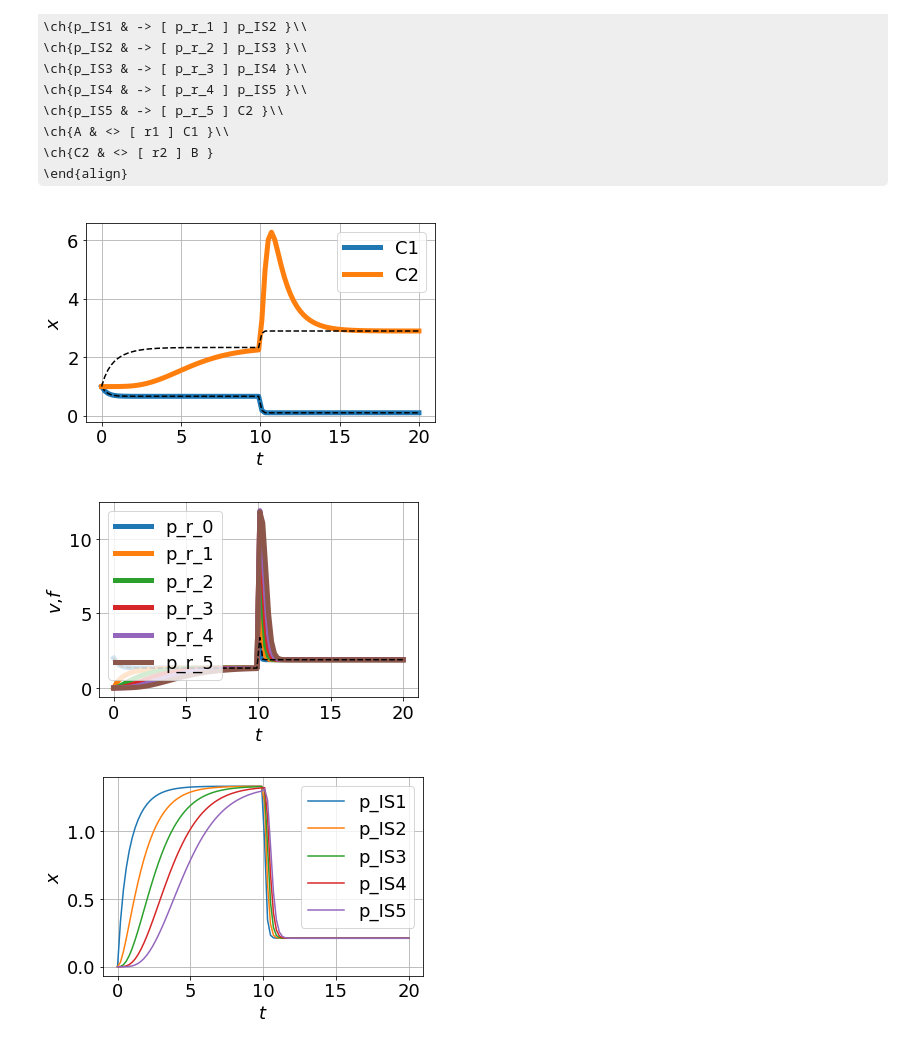
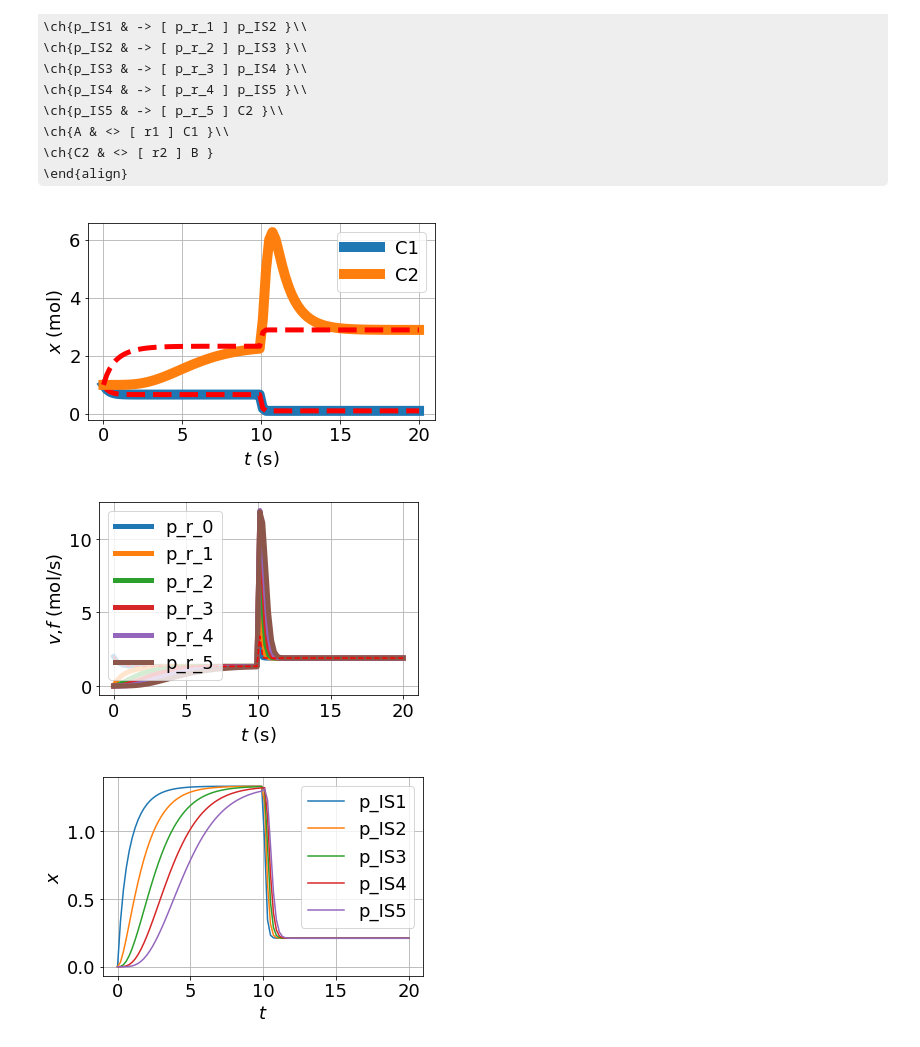
Before and after one commit to gawthrop/Advection22, a Jupyter notebook: Advection.ipynb, the cells around one changed output. Saved outputs shown, nothing was run; the diff lists cells and outputs as text; code cells hidden in the pictures; some formulas as TeX source.

```diff
--- a/Advection.ipynb
+++ b/Advection.ipynb
@@ -319,9 +324,9 @@ for unidir in [False,True]:
         plt.plot(t,x,label=spec,lw=lw)
         X_old[spec] = x
     plt.grid()
-    plt.legend()
-    plt.xlabel('$t$')
-    plt.ylabel('$x$')
+    plt.legend(loc='center right')
+    plt.xlabel('$t$ (s)')
+    plt.ylabel('$x$ (mol)')
     plt.tight_layout()
     name = f'Figs/splitReos_{unidir}'
     Savefig(name+'.pdf')
@@ -334,9 +339,9 @@ for unidir in [False,True]:
         plt.plot(t,v,label=reac,lw=lw)
         V_old[reac] = v
     plt.grid()
-    plt.legend()
-    plt.xlabel('$t$')
-    plt.ylabel('$v$')
+    plt.legend(loc='center right')
+    plt.xlabel('$t$ (s)')
+    plt.ylabel('$v$ (mol/s)')
     plt.tight_layout()
 
     name = f'Figs/splitReos_{unidir}_v'
@@ -428,38 +433,38 @@ disp.Latex(st.sprintrl(s,chemformula=True))
 # %%
 
 ## Simulate
 dat = st.sim(s,sc=sc,t=t,parameter=parameter,X0=X0,Kappa=Kappa,quiet=quiet)
 
 plt.rcParams.update({'font.size': 18})
 for spec in specPlot:
     x = dat['X'][:,species.index(spec)]
-    plt.plot(t,x,label=spec,lw=lw)
-    plt.plot(t,X_old[spec],color='black',ls='dashed')
+    plt.plot(t,x,label=spec,lw=10)
+    plt.plot(t,X_old[spec],color='red',ls='dashed',lw=5)
 plt.grid()
 plt.legend()
-plt.xlabel('$t$')
-plt.ylabel('$x$')
+plt.xlabel('$t$ (s)')
+plt.ylabel('$x$ (mol)')
 plt.tight_layout()
 Savefig('Figs/splitRep.pdf')
 plt.show()
 
 reaction = s['reaction']
 for i in range(N_lump+1):
     reac = f'p_r_{i}'
     v = dat['V'][:,reaction.index(reac)]
     plt.plot(t,v,label=reac,lw=lw)
-plt.plot(t,V_old['r'],color='black',ls='dashed')
+plt.plot(t,V_old['r'],color='red',ls='dashed')
 plt.grid()
 plt.legend()
-plt.xlabel('$t$')
-plt.ylabel('$v$,$f$')
+plt.xlabel('$t$ (s)')
+plt.ylabel('$v$,$f$ (mol/s)')
 plt.tight_layout()
 name = f'Figs/splitRep_v'
 Savefig(name+'.pdf')
 plt.show()
 # %% [output]
-[figure, old version]
+[figure, new version]
-[figure, old version]
+[figure, new version]
 # %%
 # st.plot(s,dat,reaction=[],species=['A','B','C1','C2'])
 # %%
```
Also changed, not shown: parts of 30 cells of this notebook, 5 other files.
